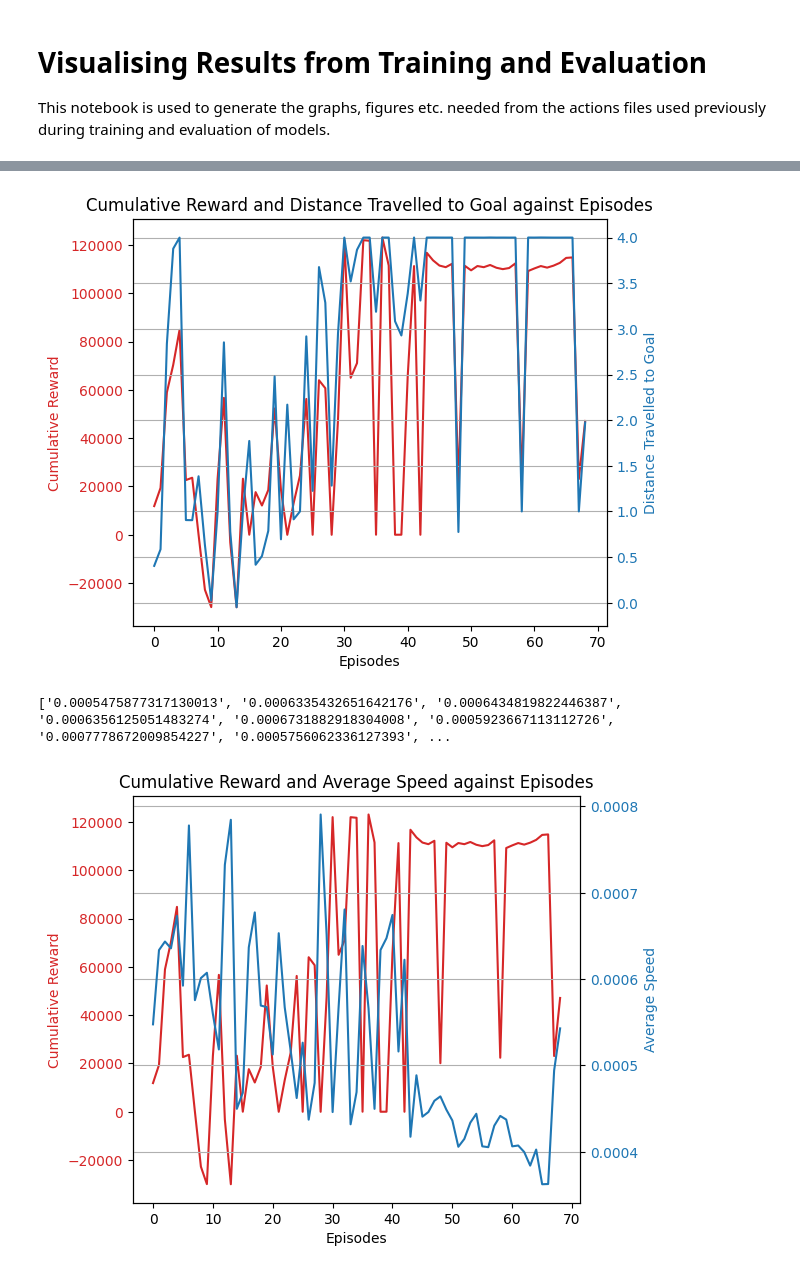
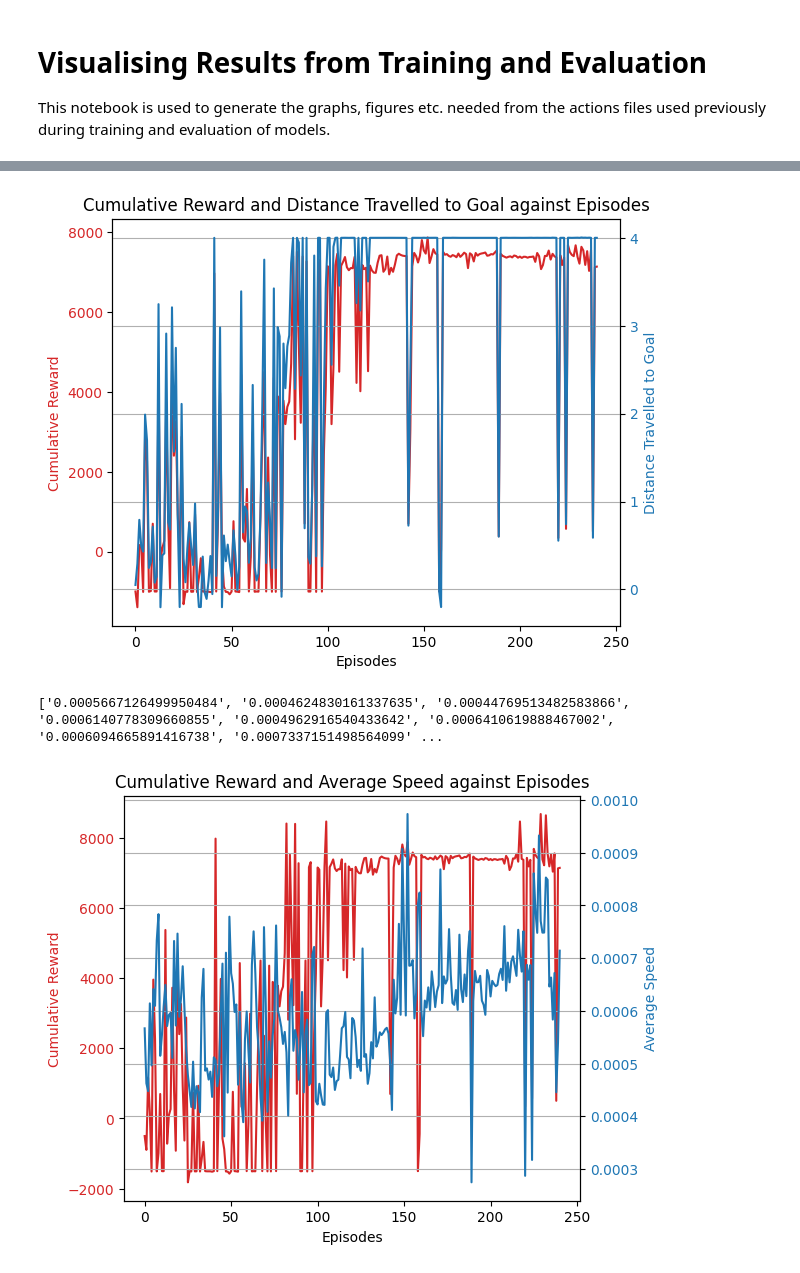
Before and after one commit to IronGard/Pyperbot-v2, a Jupyter notebook: visualisation.ipynb, the cells around one changed output, grey strips where cells are left out. Saved outputs shown, nothing was run; the diff lists cells and outputs as text; code cells hidden in the pictures.

Commit message:
updates to standard env with new collected results

```diff
--- a/visualisation.ipynb
+++ b/visualisation.ipynb
@@ -8,18 +8,18 @@ import os
 import numpy as np
 import matplotlib.pyplot as plt
 
-data_path = os.path.join('pyperbot_v2', 'logs', 'good_actions')
+data_path = os.path.join('pyperbot_v2', 'logs', 'actions')
 
 
 dttg_list = []
 reward_list = []
 config = configparser.ConfigParser()
 
-for file in os.listdir(data_path):
-    if file.endswith('.ini'):
-        config.read(os.path.join(data_path, file))
-        dttg_list.append(config['DISTANCE']['distance_travelled_to_goal']) if config['TERMINATION']['termination'] != 'not done' else None
-        reward_list.append(config['REWARD']['cum_reward']) if config['TERMINATION']['termination'] != 'not done' else None
+
+for i in range(1, 253):
+    config.read(os.path.join(data_path, 'run_results_' + str(i) + '.ini'))
+    dttg_list.append(config['DISTANCE']['distance_travelled_to_goal']) if config['TERMINATION']['termination'] != 'not done' else None
+    reward_list.append(config['REWARD']['cum_reward']) if config['TERMINATION']['termination'] != 'not done' else None
 
 print(dttg_list)
 # %% [output]
@@ -63,37 +63,36 @@ plt.title('Cumulative Reward and Distance Travelled to Goal against Episodes')
 plt.grid()
 plt.savefig('pyperbot_v2/results/PPO/plots/reward_dttg.png')
 # %% [output]
-[figure, old version]
+[figure, new version]
 # %%
 #average speed vs episodes
 speed_list = []
-for file in os.listdir(data_path):
-    if file.endswith('.ini'):
-        config.read(os.path.join(data_path, file))
-        speed_list.append(config['DISTANCE']['average_speed']) if config['TERMINATION']['termination'] != 'not done' else None
+for i in range(1, 253):
+    config.read(os.path.join(data_path, 'run_results_' + str(i) + '.ini'))
+    speed_list.append(config['DISTANCE']['average_speed']) if config['TERMINATION']['termination'] != 'not done' else None
 
 print(speed_list)
 
 #comparison of average speed vs rewards against episodes
 fig, ax1 = plt.subplots()
 color = 'tab:red'
 ax1.set_xlabel('Episodes')
 ax1.set_ylabel('Cumulative Reward', color=color)
 ax1.plot(range(len(reward_list)), [float(i) for i in reward_list], color=color)
 ax1.tick_params(axis='y', labelcolor=color)
 
 ax2 = ax1.twinx()
 color = 'tab:blue'
 ax2.set_ylabel('Average Speed', color=color)
 ax2.plot(range(len(speed_list)), [float(i) for i in speed_list], color=color)
 ax2.tick_params(axis='y', labelcolor=color)
 fig.tight_layout()
 plt.title('Cumulative Reward and Average Speed against Episodes')
 plt.grid()
 plt.savefig('pyperbot_v2/results/PPO/plots/reward_speed.png')
 # %% [output]
-['0.0005475877317130013', '0.0006335432651642176', '0.0006434819822446387', '0.0006356125051483274', '0.0006731882918304008', '0.0005923667113112726', '0.0007778672009854227', '0.0005756062336127393', ...
+['0.0005667126499950484', '0.0004624830161337635', '0.00044769513482583866', '0.0006140778309660855', '0.0004962916540433642', '0.0006410619888467002', '0.0006094665891416738', '0.0007337151498564099' ...
-[figure, old version]
+[figure, new version]
 # %%
 #comparison of number of timesteps vs rewards against episodes
 timesteps_list = []
```
Also changed, not shown: parts of 11 cells of this notebook, 12 other files.
